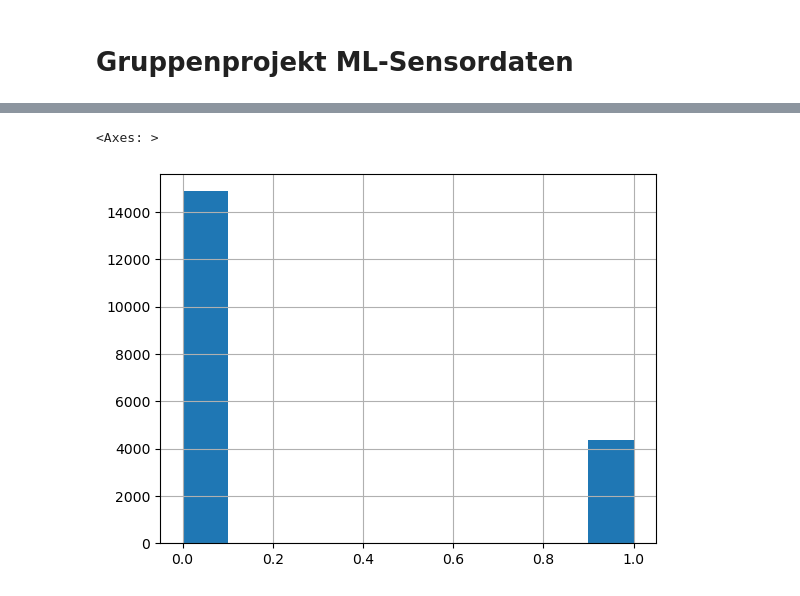
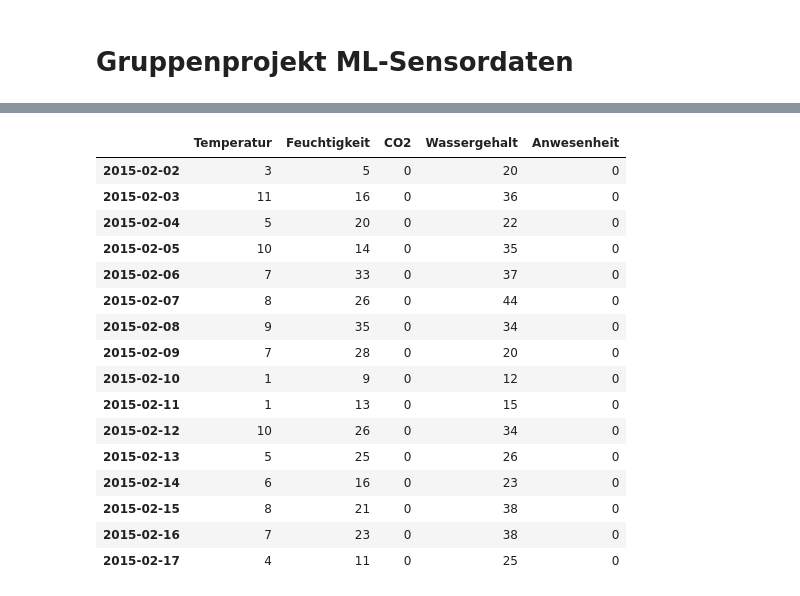
Before and after one commit to Ioannis-Serafim/ml-sensor-project-hka, a Jupyter notebook: notebooks/main.ipynb, the cells around one changed output, grey strips where cells are left out. Drawn from its saved outputs; the diff is of its cells as text; code cells hidden in the pictures.

```diff
--- a/notebooks/main.ipynb
+++ b/notebooks/main.ipynb
@@ -10,3 +35,0 @@ from sklearn.dummy import DummyClassifier
-# %%
-df_sensor_raw = pd.read_csv('../data/Datensatz-Sensor.csv')
-print(f"{df_sensor_raw.head()}\n------\n{df_sensor_raw.describe()}\n------\n{df_sensor_raw.shape}")
@@ -45,32 +115,0 @@ Visualisieren Feature nach Feature
-# %%
-import numpy as np
-import math
-
-# Alle numerischen Spalten außer Datum
-num_cols = df_sensor_raw.select_dtypes(include="number").columns.tolist()
-
-date_col = "Datum"
-df_sensor_raw['Datum'] = pd.to_datetime(df_sensor_raw['Datum'])
-df_sensor_raw = df_sensor_raw.sort_values(date_col)
-
-# Grid für Subplots berechnen
-n_cols = 2 # Plots bro Zeile
-n_rows = math.ceil(len(num_cols) / n_cols)
-
-fig, axes = plt.subplots(n_rows, n_cols, figsize=(12, 4*n_rows), sharex=True)
-
-# axes in 1D-Array umwandeln
-axes = np.array(axes).reshape(-1)
-
-for ax, col in zip(axes, num_cols):
-    ax.plot(df_sensor_raw['Datum'], df_sensor_raw[col], alpha=0.5)
-    ax.set_title(col)
-    ax.set_xlabel('Datum')
-    ax.set_ylabel(col)
-
-
-for ax in axes[len(num_col):]:
-    ax.set_visible(False)
-
-plt.tight_layout()
-plt.show
@@ -145,5 +116,26 @@ plt.show()
-# %%
-df_sensor_raw['Anwesenheit'].hist()
-# %% [output]
-<Axes: >
-[figure, removed]
+# %%
+# Schauen ob diese fehlende Werte zufällig oder in bestimmten Zeitbereichen
+(
+    df_sensor_raw
+        .isna()
+        .groupby(df_sensor_raw.index.date)
+        .sum()
+)
+# %% [output]
+|  | Temperatur | Feuchtigkeit | CO2 | Wassergehalt | Anwesenheit |
+| 2015-02-02 | 3 | 5 | 0 | 20 | 0 |
+| 2015-02-03 | 11 | 16 | 0 | 36 | 0 |
+| 2015-02-04 | 5 | 20 | 0 | 22 | 0 |
+| 2015-02-05 | 10 | 14 | 0 | 35 | 0 |
+| 2015-02-06 | 7 | 33 | 0 | 37 | 0 |
+| 2015-02-07 | 8 | 26 | 0 | 44 | 0 |
+| 2015-02-08 | 9 | 35 | 0 | 34 | 0 |
+| 2015-02-09 | 7 | 28 | 0 | 20 | 0 |
+| 2015-02-10 | 1 | 9 | 0 | 12 | 0 |
+| 2015-02-11 | 1 | 13 | 0 | 15 | 0 |
+| 2015-02-12 | 10 | 26 | 0 | 34 | 0 |
+| 2015-02-13 | 5 | 25 | 0 | 26 | 0 |
+| 2015-02-14 | 6 | 16 | 0 | 23 | 0 |
+| 2015-02-15 | 8 | 21 | 0 | 38 | 0 |
+| 2015-02-16 | 7 | 23 | 0 | 38 | 0 |
+| 2015-02-17 | 4 | 11 | 0 | 25 | 0 |
```
Also changed, not shown: parts of 22 cells of this notebook.
